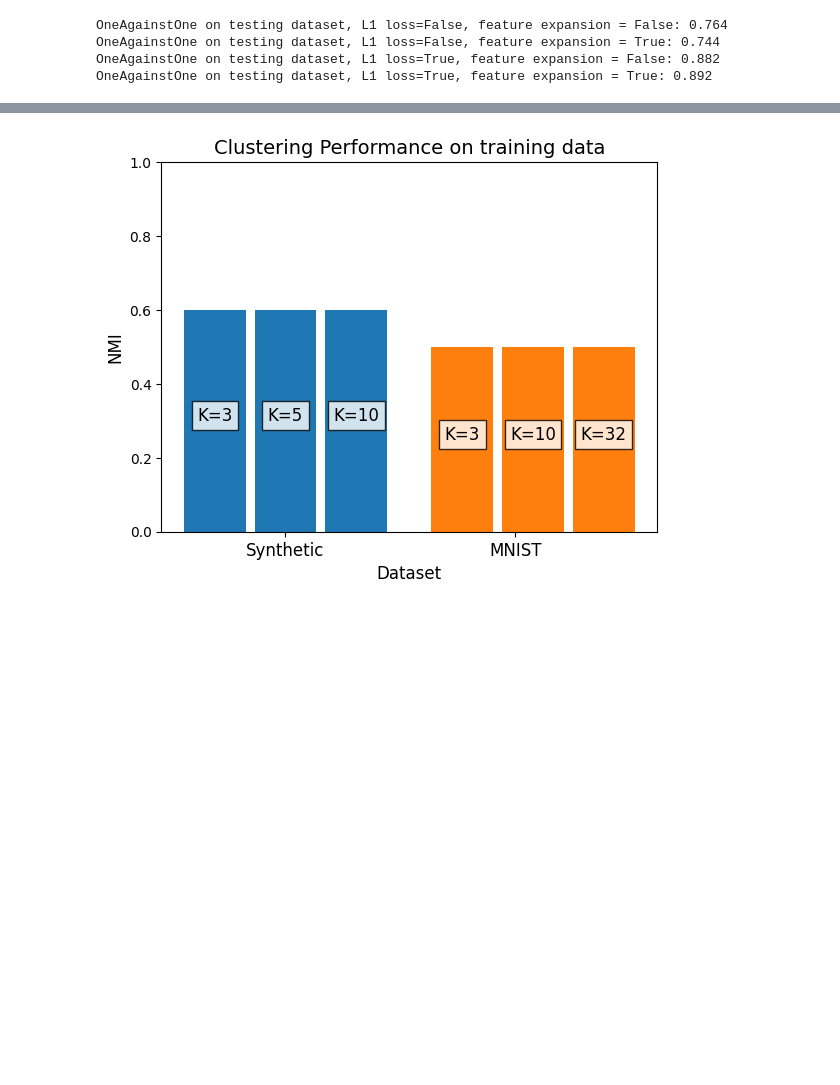
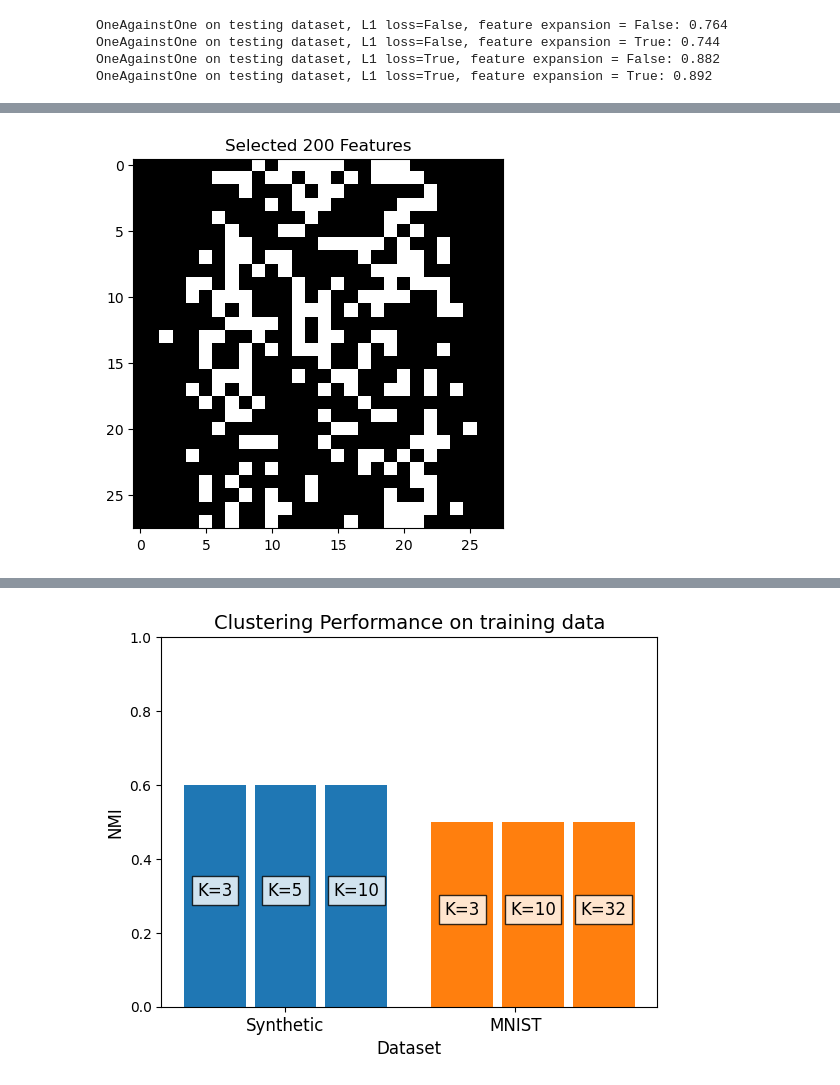
Before and after one commit to AndreaBaretta/Linear_Programming_ECE236A, a Jupyter notebook: Code/Code/ECE236A_Project_Demo.ipynb, the cells around one changed output, grey strips where cells are left out. Saved outputs shown, nothing was run; the diff lists cells and outputs as text; code cells hidden in the pictures; blank space fills up the shorter version.

```diff
--- a/Code/Code/ECE236A_Project_Demo.ipynb
+++ b/Code/Code/ECE236A_Project_Demo.ipynb
@@ -109,0 +127,10 @@ visualize_features(selected_features)
+# %%
+num_features = 200
+
+selected_features = feature_selector.sorted_features[:num_features]
+trainX_small = data['trainX'][:, selected_features]
+testX_small = data['testX'][:, selected_features]
+
+visualize_features(selected_features)
+# %% [output]
+[figure, added]
```
Also changed, not shown: parts of 7 cells of this notebook, 1 other file.
